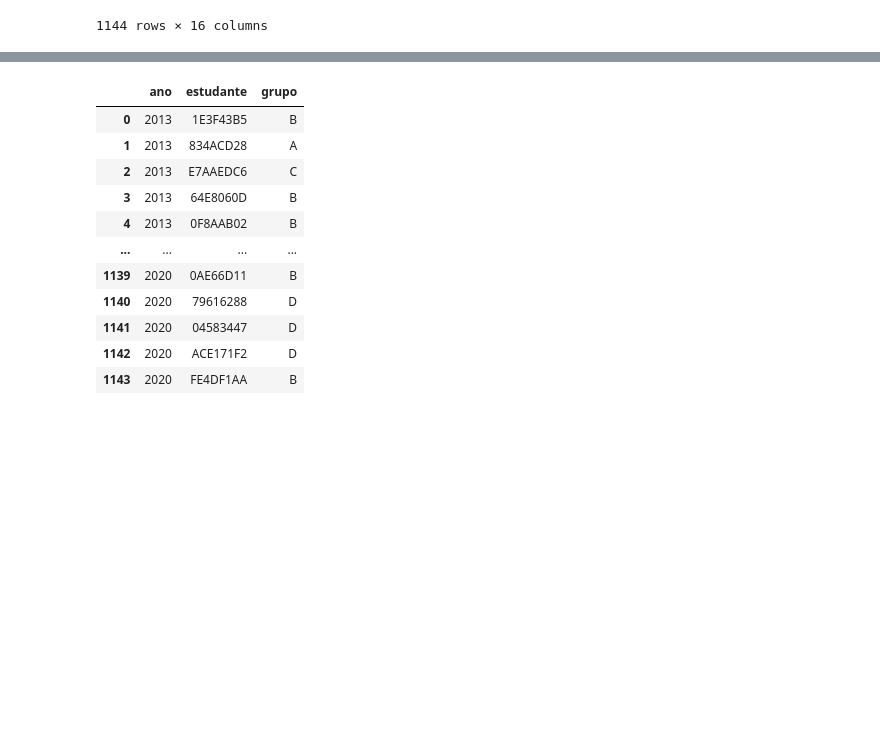
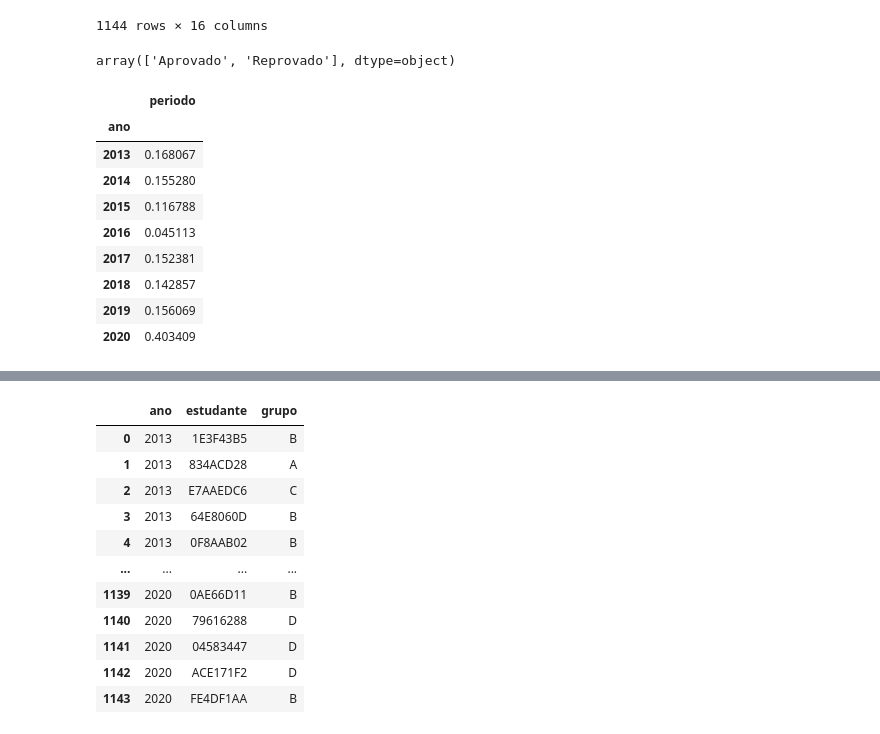
Before and after one commit to ecostadelle/trabalho2mineracao, a Jupyter notebook: planilha_analise.ipynb, the cells around one changed output, grey strips where cells are left out. Cells and saved outputs as stored; diff of their text form; code cells hidden in the pictures; blank space fills up the shorter version.

```diff
--- a/planilha_analise.ipynb
+++ b/planilha_analise.ipynb
@@ -160,3 +160,20 @@ planilha_analise
 | 1142 | 2020 | 1 | ACE171F2 | 33.19 | 39.00 | 42.56 | 16.0 | 9.0 | 16 | 3.0 | ... |
 | 1143 | 2020 | 1 | FE4DF1AA | 82.94 | 79.44 | 81.54 | 1.0 | 3.0 | 16 | 16.0 | ... |
 1144 rows × 16 columns
+# %%
+planilha_analise['resultado_final'].unique()
+# %% [output]
+array(['Aprovado', 'Reprovado'], dtype=object)
+# %%
+planilha_analise[planilha_analise['ira_nb3']<=55.7].groupby('ano').count().iloc[:,0:1]/planilha_analise.groupby('ano').count().iloc[:,0:1]
+# %% [output]
+|  | periodo |
+| ano |  |
+| 2013 | 0.168067 |
+| 2014 | 0.155280 |
+| 2015 | 0.116788 |
+| 2016 | 0.045113 |
+| 2017 | 0.152381 |
+| 2018 | 0.142857 |
+| 2019 | 0.156069 |
+| 2020 | 0.403409 |
```
Also changed, not shown: parts of 6 cells of this notebook, 3 other files.
